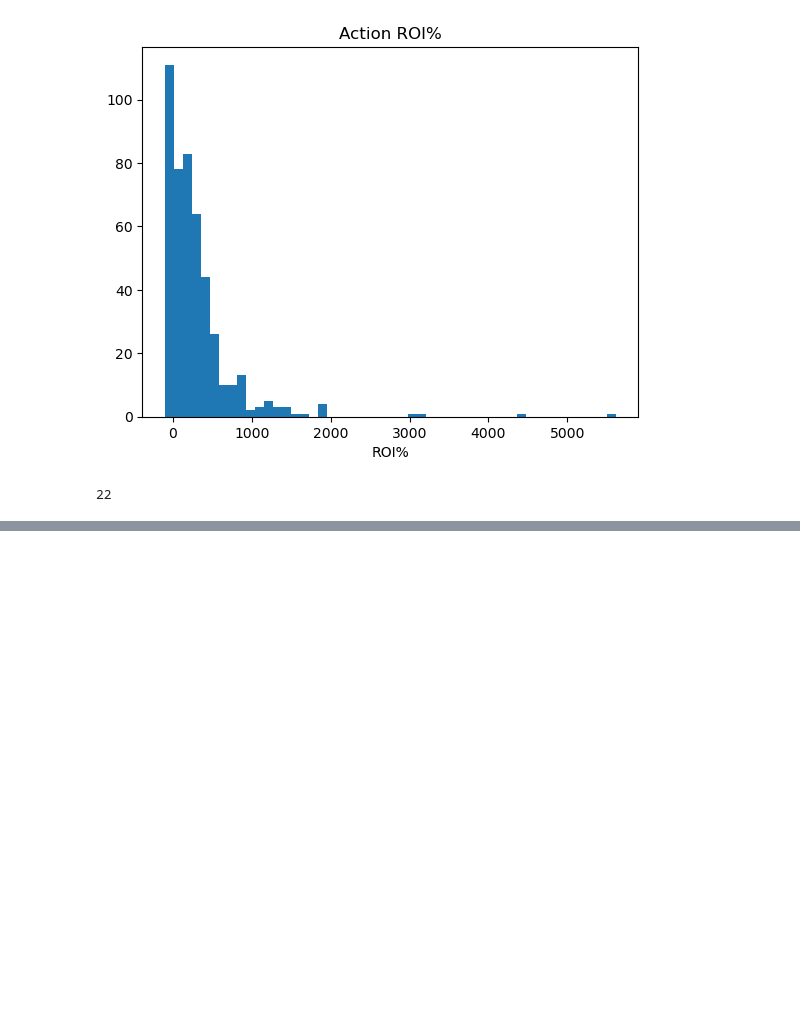
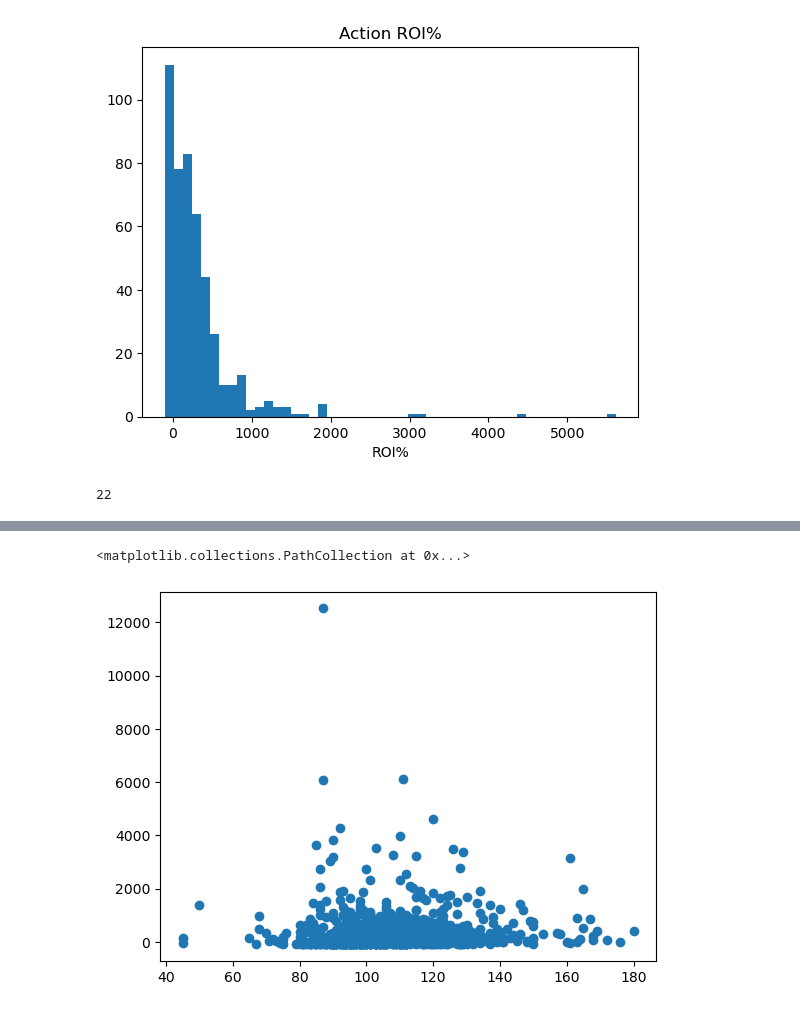
Before and after one commit to basstraining/film_data_analysis, a Jupyter notebook: Notebooks/genre_roi_comp.ipynb, the cells around one changed output, grey strips where cells are left out. Drawn from its saved outputs; the diff is of its cells as text; code cells hidden in the pictures; blank space fills up the shorter version.

```diff
--- a/Notebooks/genre_roi_comp.ipynb
+++ b/Notebooks/genre_roi_comp.ipynb
@@ -155,0 +187,5 @@ len(genre_ROI_df_dict)
+# %%
+plt.scatter(drama_df['runtime_minutes'], drama_df['ROI%'])
+# %% [output]
+<matplotlib.collections.PathCollection at 0x...>
+[figure, added]
```
Also changed, not shown: parts of 4 cells of this notebook, 2 other files.
